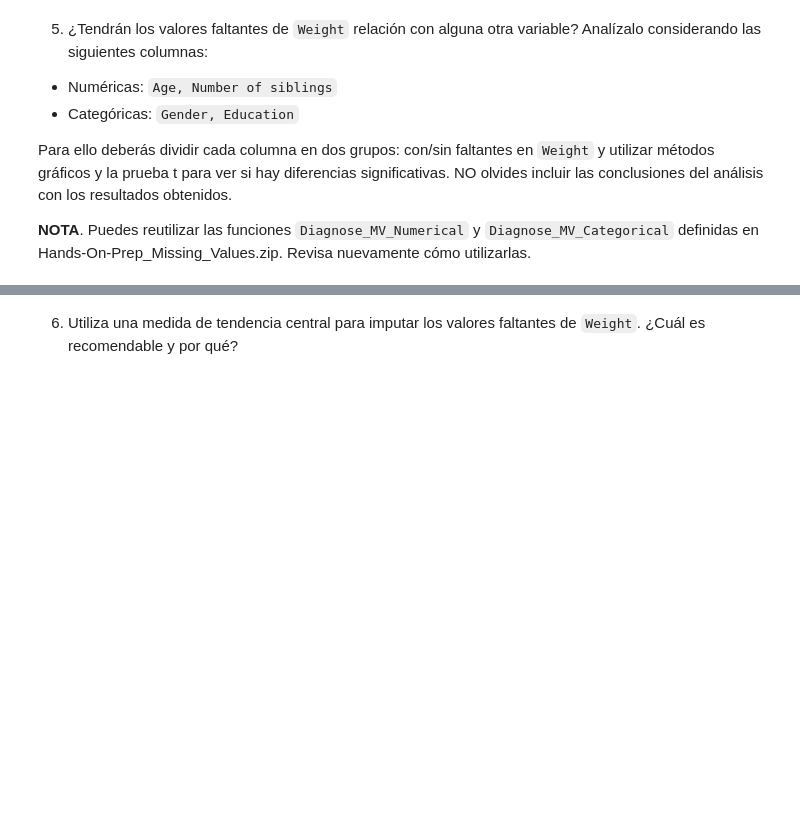
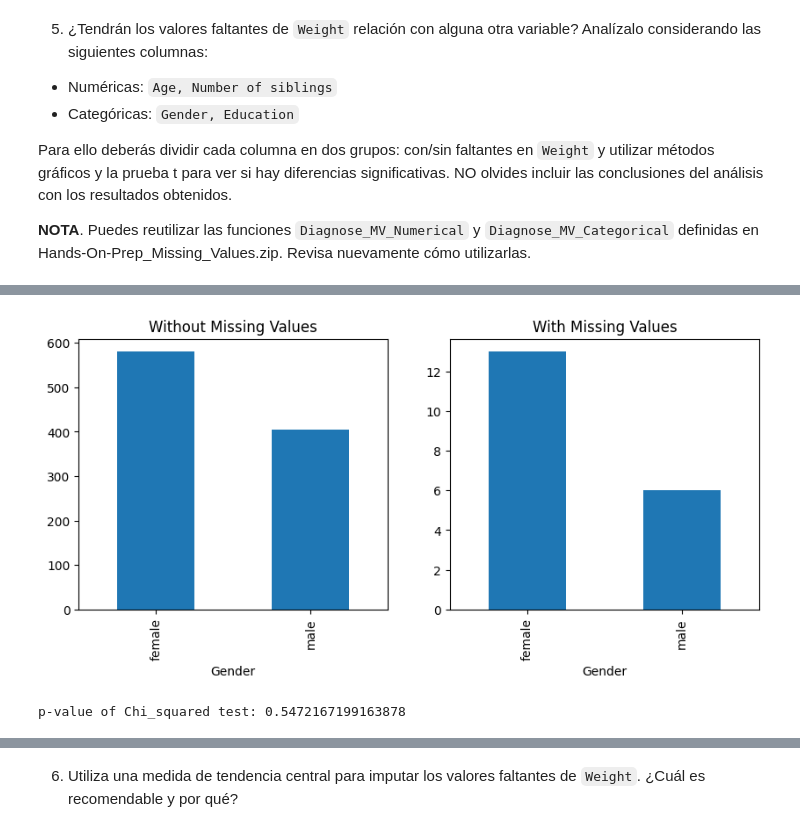
Before and after one commit to CarlosRochaCx/MNA, a Jupyter notebook: Actividad5Preprocesamiento.ipynb, the cells around one changed output, grey strips where cells are left out. Drawn from its saved outputs; the diff is of its cells as text; code cells hidden in the pictures; blank space fills up the shorter version.

```diff
--- a/Actividad5Preprocesamiento.ipynb
+++ b/Actividad5Preprocesamiento.ipynb
@@ -201,0 +215,5 @@ def Diagnose_MV_Categorical(df,str_att_name,BM_MV):
+# %%
+Diagnose_MV_Categorical(response_df,'Gender',BM_MV)
+# %% [output]
+[figure, added]
+p-value of Chi_squared test: 0.5472167199163878
```
Also changed, not shown: parts of 4 cells of this notebook.
